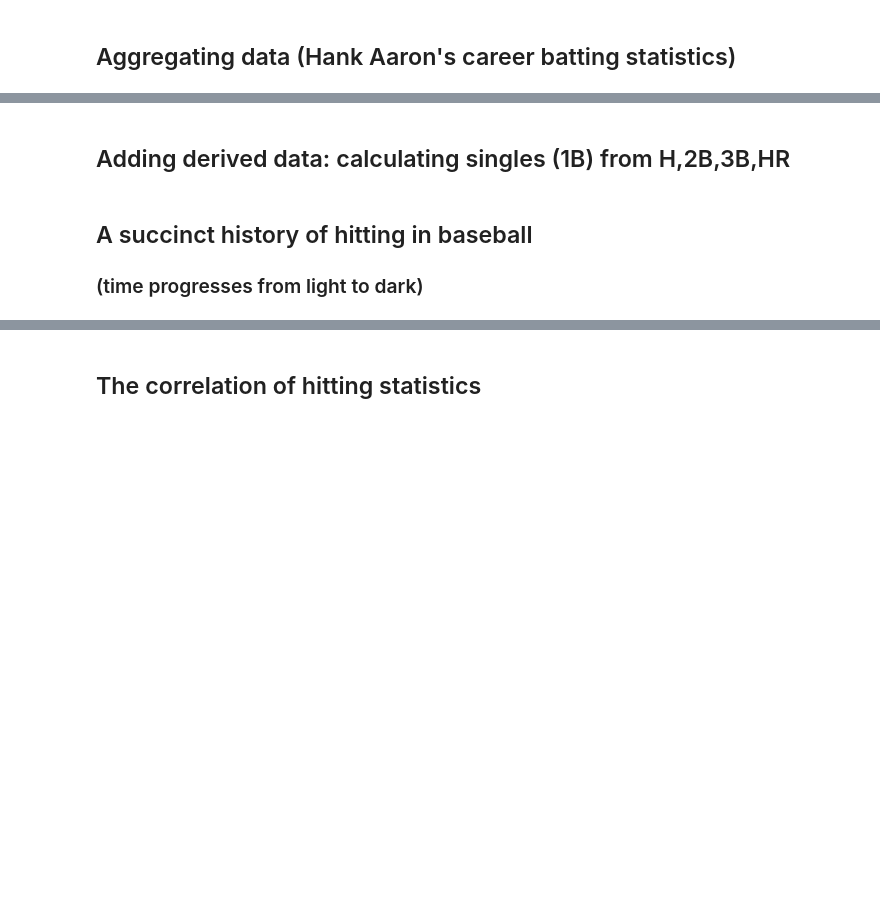
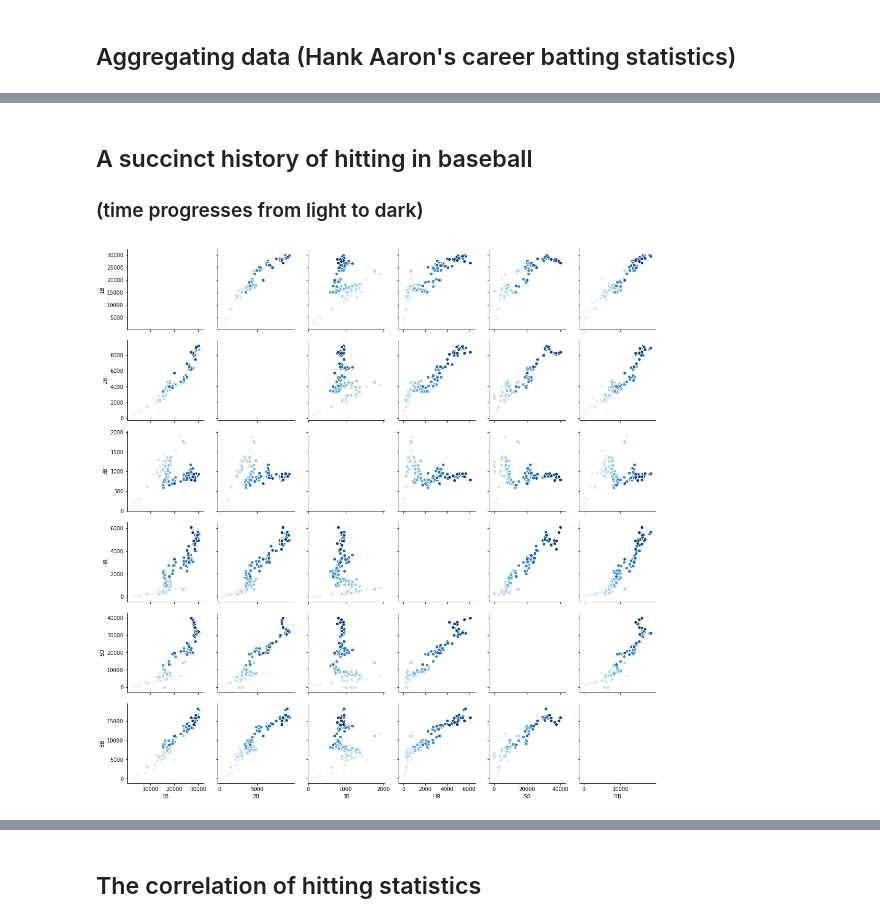
Before and after one commit to jsale/data_science_with_python, a Jupyter notebook: BaseballDatabankNB.ipynb, the cells around one changed output, grey strips where cells are left out. Drawn from its saved outputs; the diff is of its cells as text; code cells hidden in the pictures; blank space fills up the shorter version.

```diff
--- a/BaseballDatabankNB.ipynb
+++ b/BaseballDatabankNB.ipynb
@@ -54,2 +130,0 @@ batting[batting.playerID=='aaronha01'].sum(numeric_only=True).drop(['yearID']).a
-# %% [markdown]
-## Adding derived data: calculating singles (1B) from H,2B,3B,HR
@@ -66,8 +137,10 @@ hit_vars = ['1B', '2B', '3B', 'HR', 'SO', 'BB']
 # %%
 #pg = sns.pairplot(batting_by_year, size=2, vars=hit_vars, hue='yearID', palette='Blues')
 #pg.hue_names = ["_nolegend_"]
 g = sns.PairGrid(batting_by_year, vars=hit_vars, hue='yearID', palette='Blues')
+g = g.map_diag(plt.hist, edgecolor="w")
 g = g.map_offdiag(plt.scatter, edgecolor="w", s=40)
-# g = g.map_diag(plt.hist, edgecolor="w")
+# %% [output]
+[figure, added]
 # %%
 pg = sns.pairplot(batting_by_year, height=2, vars=hit_vars, hue='yearID', palette='Blues')
```
Also changed, not shown: parts of 21 cells of this notebook, 41 other files.
